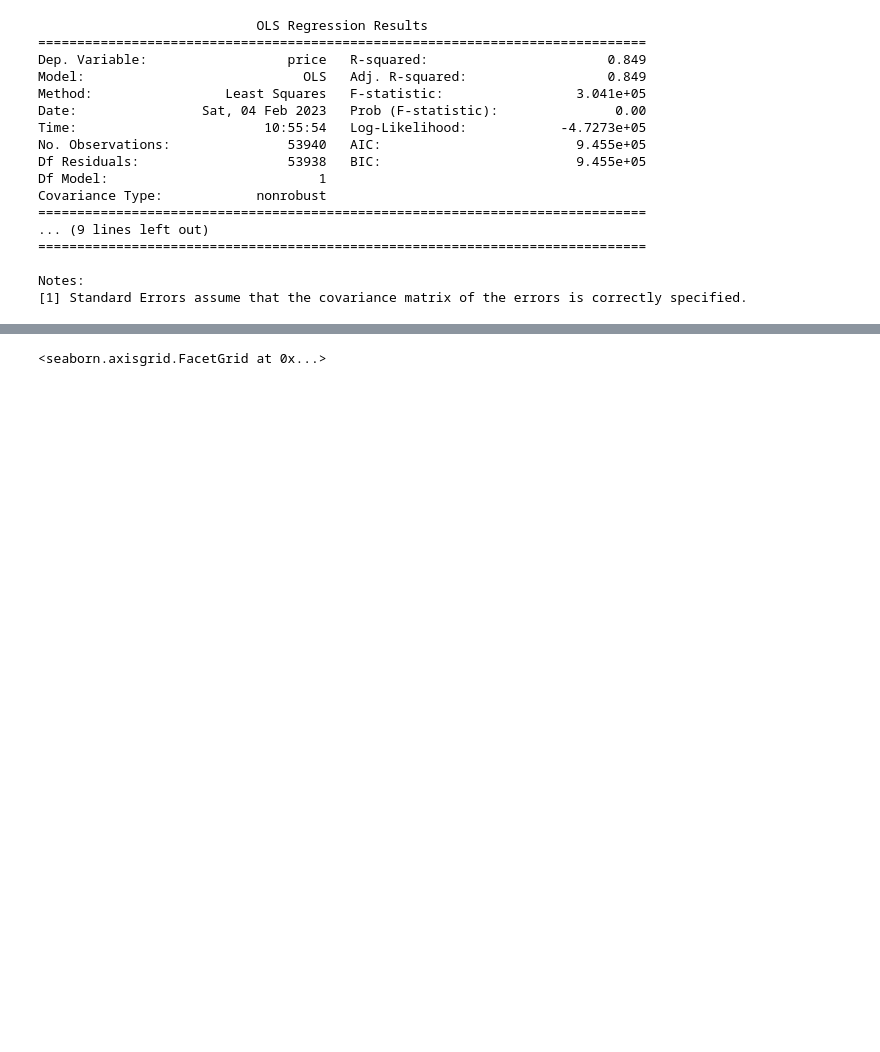
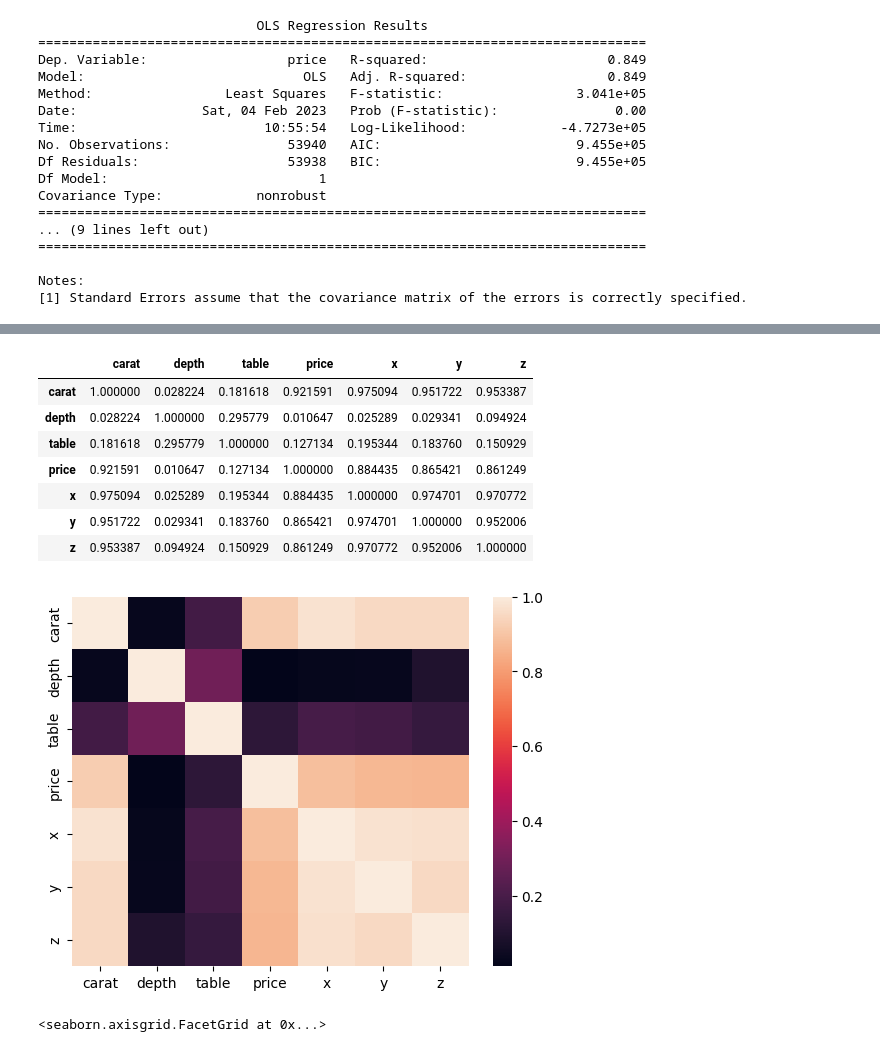
Before and after one commit to Razjoh/Stats, a Jupyter notebook: stat_lab.ipynb, the cells around one changed output, grey strips where cells are left out. Drawn from its saved outputs; the diff is of its cells as text; code cells hidden in the pictures; blank space fills up the shorter version.

```diff
--- a/stat_lab.ipynb
+++ b/stat_lab.ipynb
@@ -87 +79,18 @@ corr
+# %%
+# makes a correlation dataframe between numerical value columns
+corr = df.corr()
+
+# prints a heatmap of the correlation between columns. Using abs to turn negative correlation into positive.
+sns.heatmap(abs(corr))
+abs(corr)
+# %% [output]
+|  | carat | depth | table | price | x | y | z |
+| carat | 1.000000 | 0.028224 | 0.181618 | 0.921591 | 0.975094 | 0.951722 | 0.953387 |
+| depth | 0.028224 | 1.000000 | 0.295779 | 0.010647 | 0.025289 | 0.029341 | 0.094924 |
+| table | 0.181618 | 0.295779 | 1.000000 | 0.127134 | 0.195344 | 0.183760 | 0.150929 |
+| price | 0.921591 | 0.010647 | 0.127134 | 1.000000 | 0.884435 | 0.865421 | 0.861249 |
+| x | 0.975094 | 0.025289 | 0.195344 | 0.884435 | 1.000000 | 0.974701 | 0.970772 |
+| y | 0.951722 | 0.029341 | 0.183760 | 0.865421 | 0.974701 | 1.000000 | 0.952006 |
+| z | 0.953387 | 0.094924 | 0.150929 | 0.861249 | 0.970772 | 0.952006 | 1.000000 |
+[figure, added]
 # %%
```
Also changed, not shown: parts of 12 cells of this notebook.
